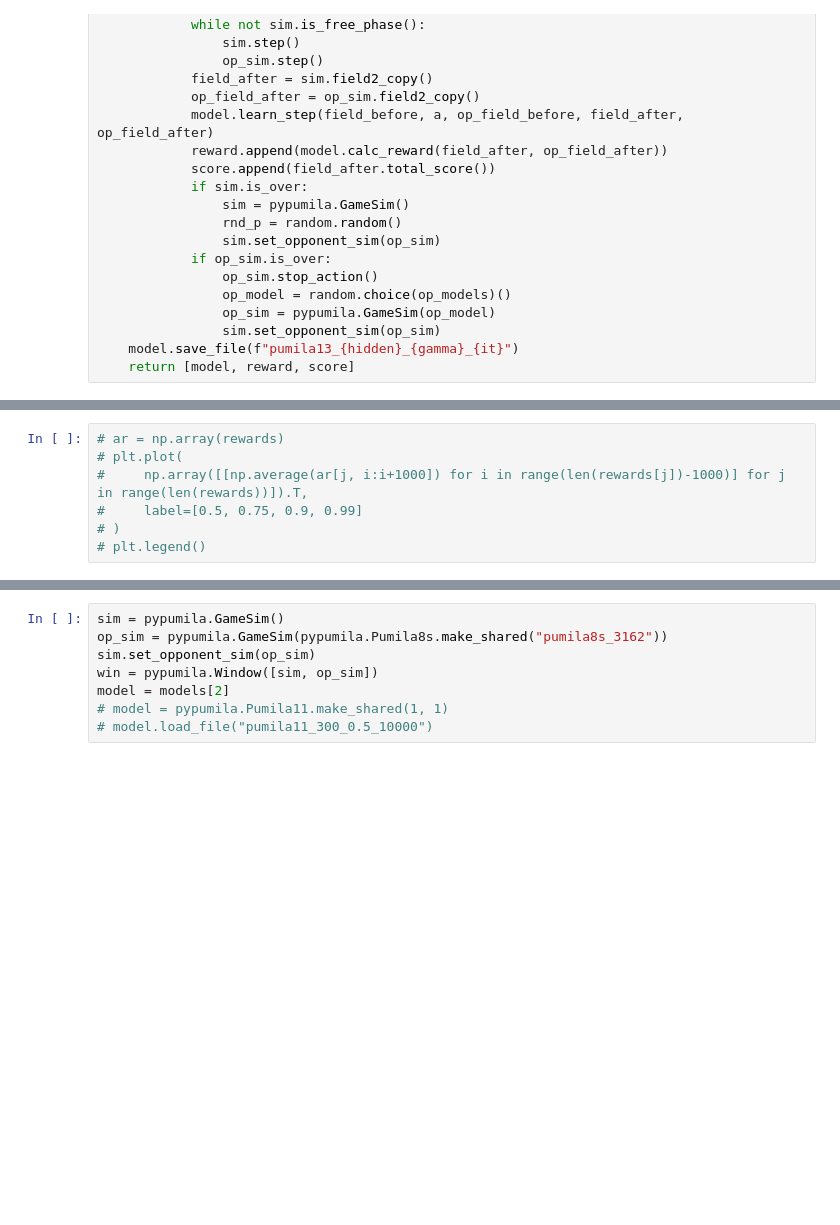
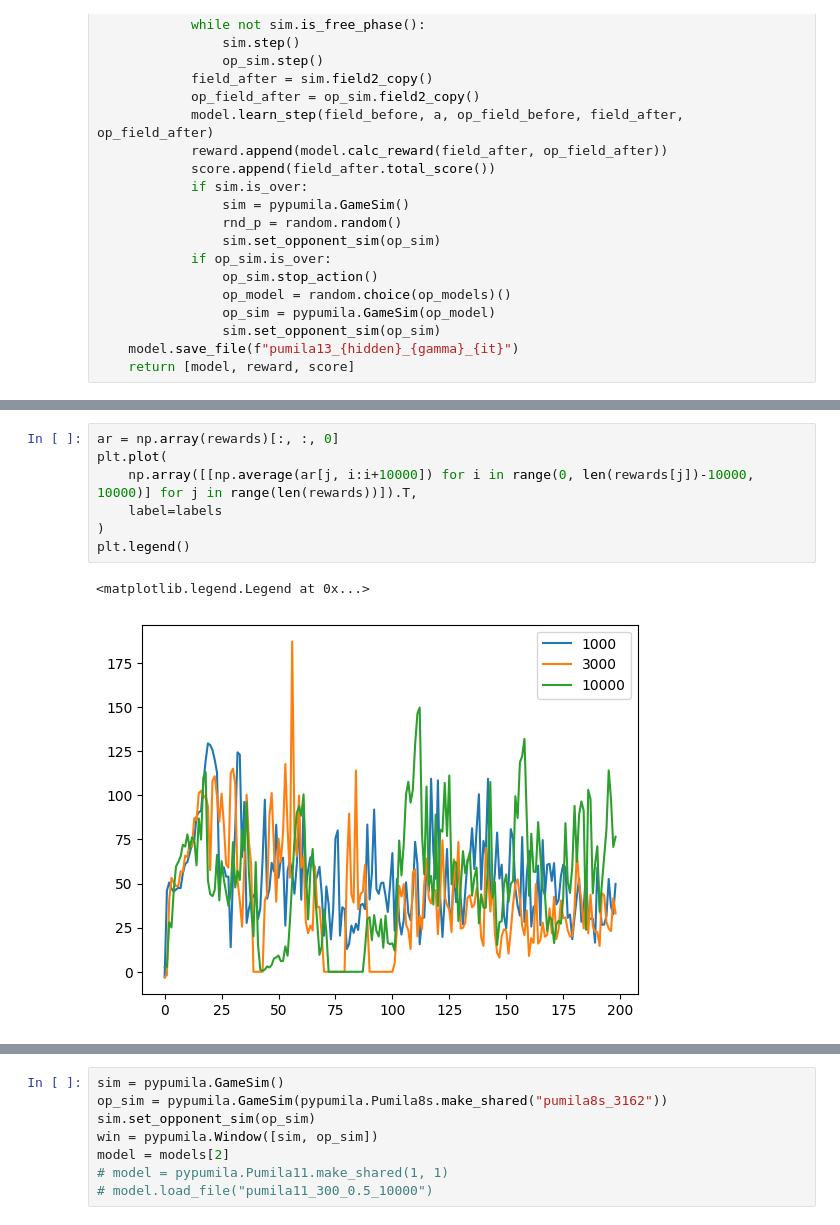
Before and after one commit to na-trium-144/pumila, a Jupyter notebook: notebook/pumila13.ipynb, the cells around one changed output, grey strips where cells are left out. Saved outputs shown, nothing was run; the diff lists cells and outputs as text; blank space fills up the shorter version.

```diff
--- a/notebook/pumila13.ipynb
+++ b/notebook/pumila13.ipynb
@@ -113,10 +111,13 @@ plt.legend()
 # %%
-# ar = np.array(rewards)
-# plt.plot(
-#     np.array([[np.average(ar[j, i:i+1000]) for i in range(len(rewards[j])-1000)] for j in range(len(rewards))]).T,
-#     label=[0.5, 0.75, 0.9, 0.99]
-# )
-# plt.legend()
+ar = np.array(rewards)[:, :, 0]
+plt.plot(
+    np.array([[np.average(ar[j, i:i+10000]) for i in range(0, len(rewards[j])-10000, 10000)] for j in range(len(rewards))]).T,
+    label=labels
+)
+plt.legend()
+# %% [output]
+<matplotlib.legend.Legend at 0x...>
+[figure, added]
 # %%
 plt.plot(np.array(scores).T, label=labels)
 plt.legend()
```
Also changed, not shown: parts of 10 cells of this notebook.
